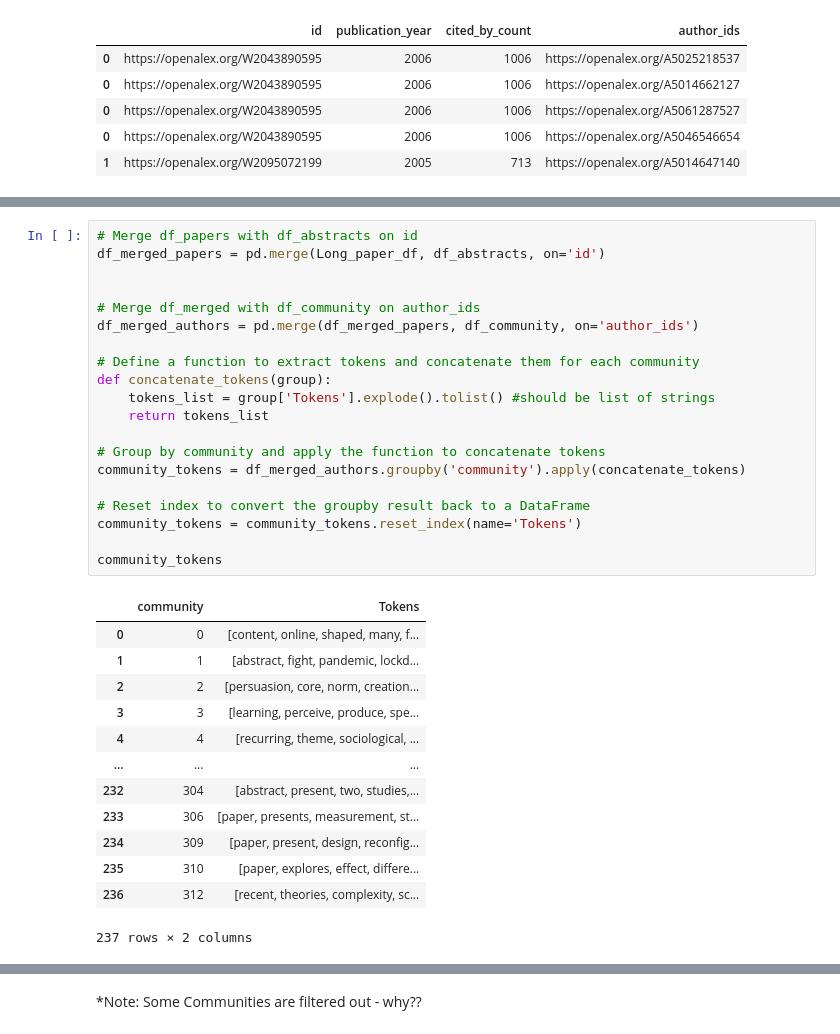
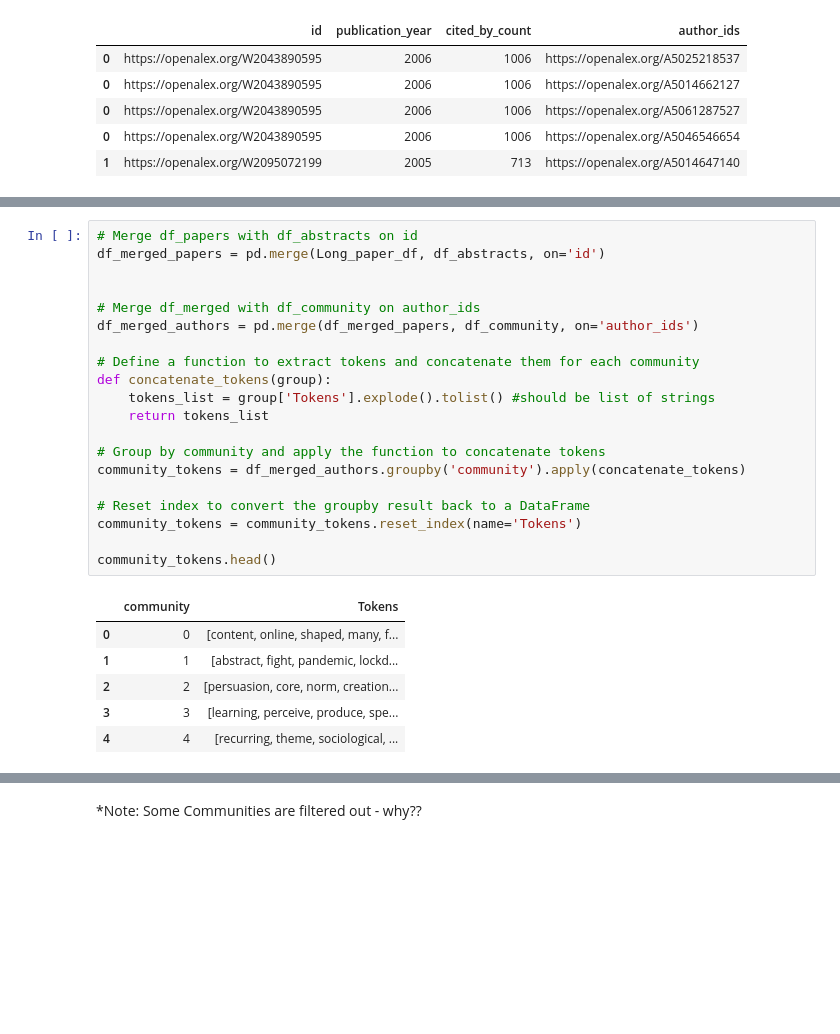
Before and after one commit to KarolineKlan/Assignments_ComSocSci2024, a Jupyter notebook: Assignment2.ipynb, the cells around one changed output, grey strips where cells are left out. Saved outputs shown, nothing was run; the diff lists cells and outputs as text; blank space fills up the shorter version.

```diff
--- a/Assignment2.ipynb
+++ b/Assignment2.ipynb
@@ -490,34 +476,27 @@ df_community
 # %%
 # Merge df_papers with df_abstracts on id
 df_merged_papers = pd.merge(Long_paper_df, df_abstracts, on='id')
 
 
 # Merge df_merged with df_community on author_ids
 df_merged_authors = pd.merge(df_merged_papers, df_community, on='author_ids')
 
 # Define a function to extract tokens and concatenate them for each community
 def concatenate_tokens(group):
     tokens_list = group['Tokens'].explode().tolist() #should be list of strings
     return tokens_list
 
 # Group by community and apply the function to concatenate tokens
 community_tokens = df_merged_authors.groupby('community').apply(concatenate_tokens)
 
 # Reset index to convert the groupby result back to a DataFrame
 community_tokens = community_tokens.reset_index(name='Tokens')
 
-community_tokens
+community_tokens.head()
 # %% [output]
 |  | community | Tokens |
 | 0 | 0 | [content, online, shaped, many, f... |
 | 1 | 1 | [abstract, fight, pandemic, lockd... |
 | 2 | 2 | [persuasion, core, norm, creation... |
 | 3 | 3 | [learning, perceive, produce, spe... |
 | 4 | 4 | [recurring, theme, sociological, ... |
-| ... | ... | ... |
-| 232 | 304 | [abstract, present, two, studies,... |
-| 233 | 306 | [paper, presents, measurement, st... |
-| 234 | 309 | [paper, present, design, reconfig... |
-| 235 | 310 | [paper, explores, effect, differe... |
-| 236 | 312 | [recent, theories, complexity, sc... |
-237 rows × 2 columns
```
Also changed, not shown: parts of 7 cells of this notebook.
